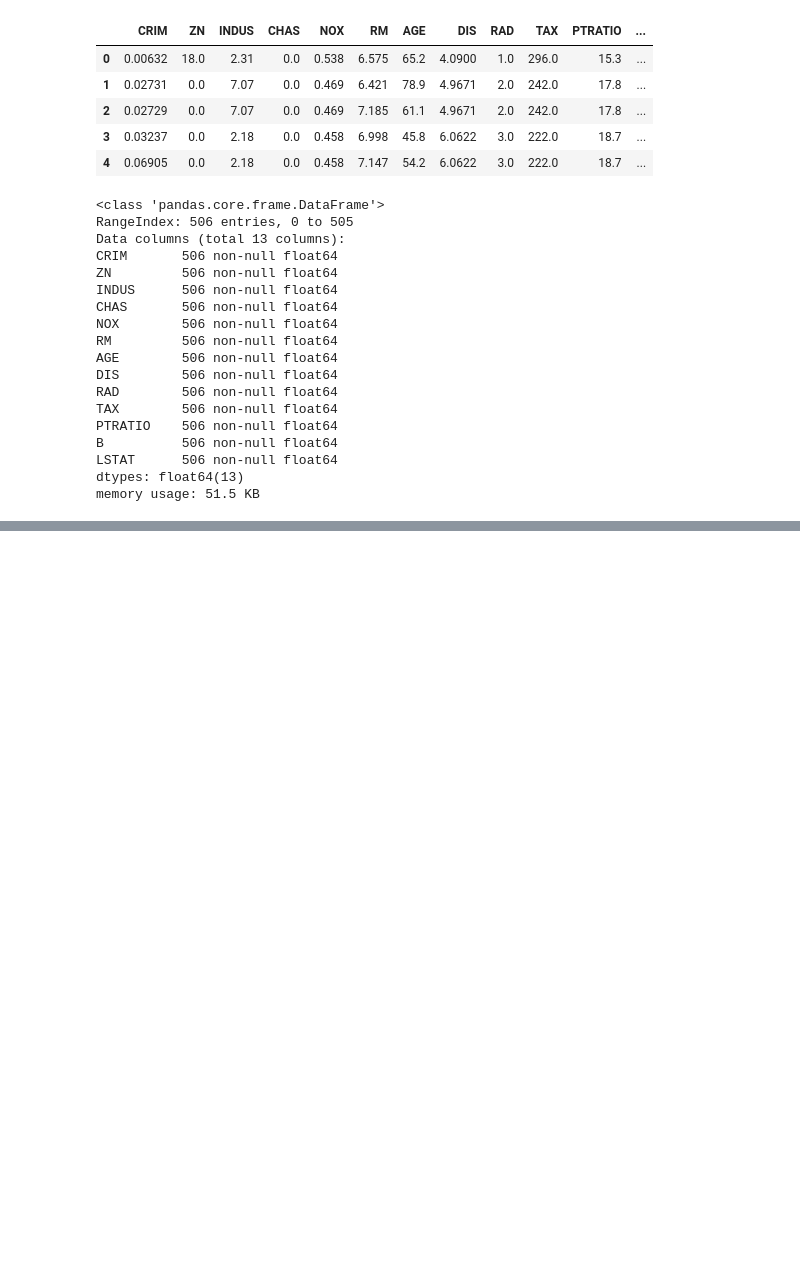
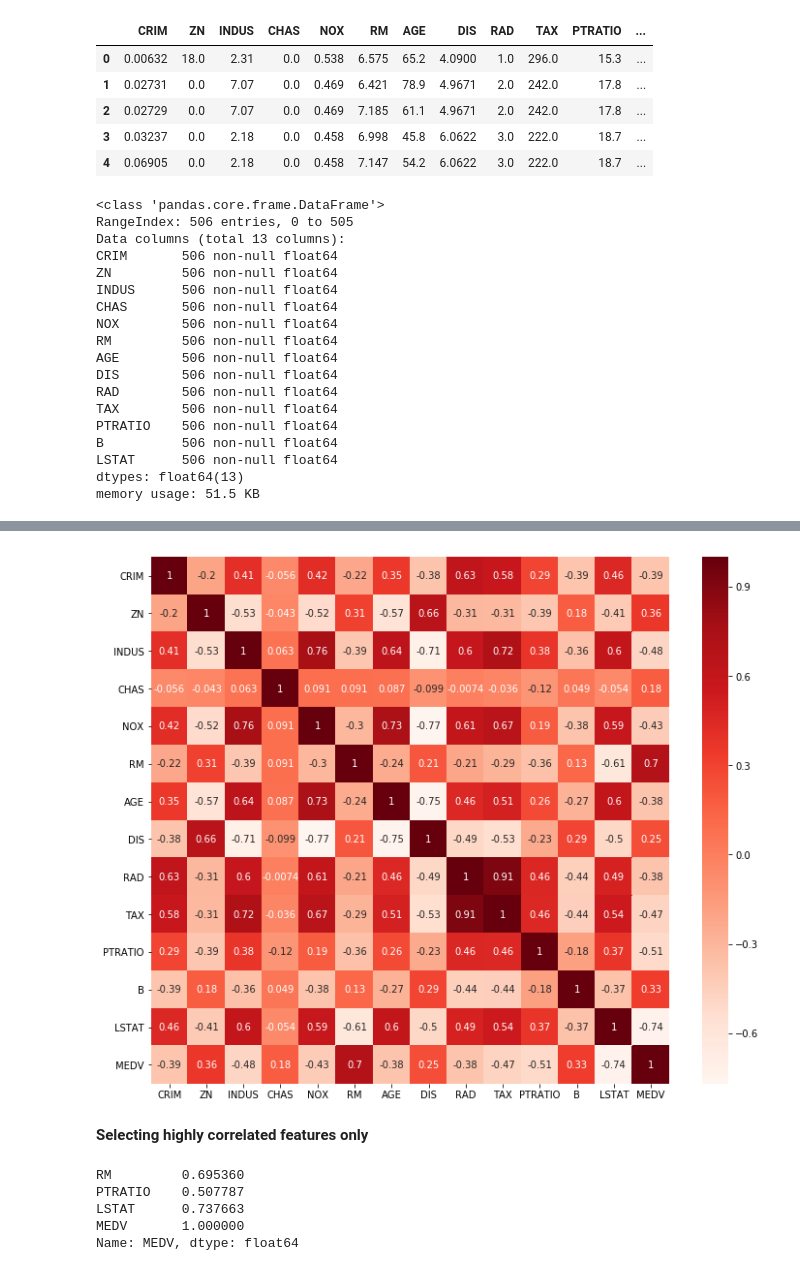
Before and after one commit to alihammadbaig/ML, a Jupyter notebook: Feature_Selection/Filter_Wrapper_Embedded_Methods.ipynb, the cells around one changed output, grey strips where cells are left out. Saved outputs shown, nothing was run; the diff lists cells and outputs as text; code cells hidden in the pictures; blank space fills up the shorter version.

```diff
--- a/Feature_Selection/Filter_Wrapper_Embedded_Methods.ipynb
+++ b/Feature_Selection/Filter_Wrapper_Embedded_Methods.ipynb
@@ -72,3 +72,11 @@ df.describe()
 | 50% | 0.256510 | 0.000000 | 9.690000 | 0.000000 | 0.538000 | 6.208500 | 77.500000 | 3.207450 | 5.000000 | 330.000000 | 19.050000 | ... |
 | 75% | 3.677083 | 12.500000 | 18.100000 | 0.000000 | 0.624000 | 6.623500 | 94.075000 | 5.188425 | 24.000000 | 666.000000 | 20.200000 | ... |
 | max | 88.976200 | 100.000000 | 27.740000 | 1.000000 | 0.871000 | 8.780000 | 100.000000 | 12.126500 | 24.000000 | 711.000000 | 22.000000 | ... |
+# %%
+df["MEDV"] = x.target
+
+X = df.drop("MEDV",1)   #Feature Matrix
+y = df["MEDV"]          #Target Variable
+
+print(X.head())
+print(y.head())
@@ -74,0 +118,25 @@ df.describe()
+# %%
+#Using Pearson Correlation
+plt.figure(figsize=(12,10))
+cor = df.corr()
+
+sns.heatmap(cor, annot=True, cmap=plt.cm.Reds)
+
+plt.show()
+# %% [output]
+[figure, added]
+# %% [markdown]
+**Selecting highly correlated features only**
+# %%
+#Correlation with output variable
+cor_target = abs(cor["MEDV"])
+
+#Selecting highly correlated features
+relevant_features = cor_target[cor_target>0.5]
+relevant_features
+# %% [output]
+RM         0.695360
+PTRATIO    0.507787
+LSTAT      0.737663
+MEDV       1.000000
+Name: MEDV, dtype: float64
```
Also changed, not shown: parts of 15 cells of this notebook.
